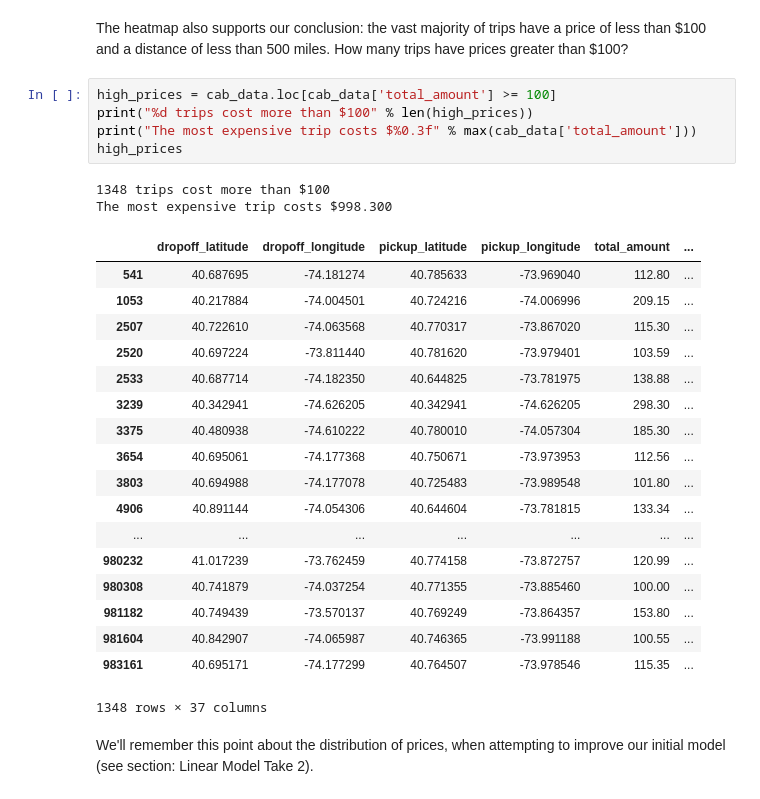
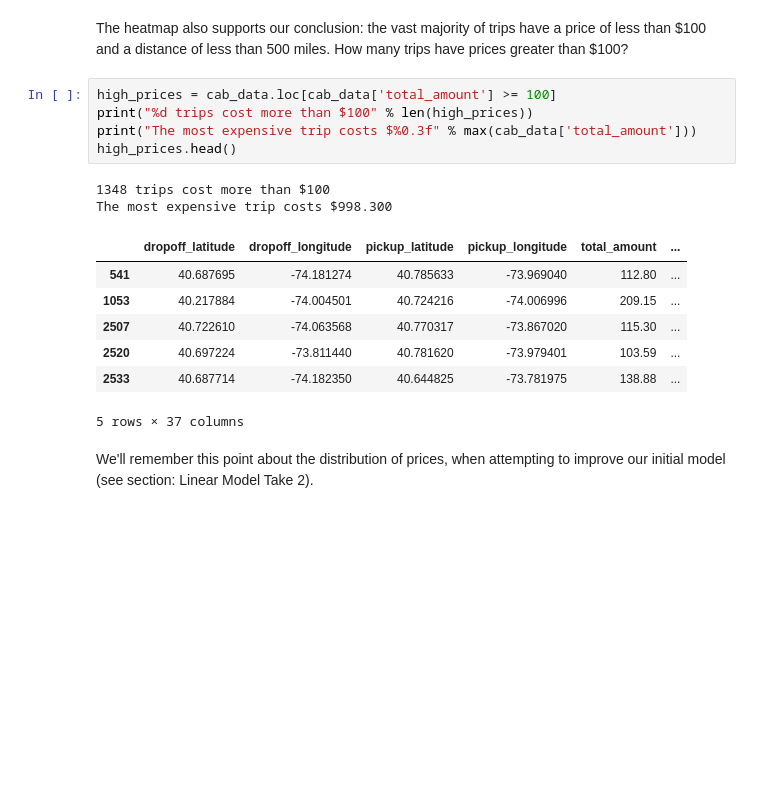
Before and after one commit to ComputAni/PDS-Price-Predictor, a Jupyter notebook: Final_Project_PDS.ipynb, the cells around one changed output. Saved outputs shown, nothing was run; the diff lists cells and outputs as text; blank space fills up the shorter version.

```diff
--- a/Final_Project_PDS.ipynb
+++ b/Final_Project_PDS.ipynb
@@ -430,29 +431,18 @@ The heatmap also supports our conclusion: the vast majority of trips have a pric
 # %%
 high_prices = cab_data.loc[cab_data['total_amount'] >= 100]
 print("%d trips cost more than $100" % len(high_prices))
 print("The most expensive trip costs $%0.3f" % max(cab_data['total_amount']))
-high_prices
+high_prices.head()
 # %% [output]
 1348 trips cost more than $100
 The most expensive trip costs $998.300
 |  | dropoff_latitude | dropoff_longitude | pickup_latitude | pickup_longitude | total_amount | ... |
 | 541 | 40.687695 | -74.181274 | 40.785633 | -73.969040 | 112.80 | ... |
 | 1053 | 40.217884 | -74.004501 | 40.724216 | -74.006996 | 209.15 | ... |
 | 2507 | 40.722610 | -74.063568 | 40.770317 | -73.867020 | 115.30 | ... |
 | 2520 | 40.697224 | -73.811440 | 40.781620 | -73.979401 | 103.59 | ... |
 | 2533 | 40.687714 | -74.182350 | 40.644825 | -73.781975 | 138.88 | ... |
-| 3239 | 40.342941 | -74.626205 | 40.342941 | -74.626205 | 298.30 | ... |
-| 3375 | 40.480938 | -74.610222 | 40.780010 | -74.057304 | 185.30 | ... |
-| 3654 | 40.695061 | -74.177368 | 40.750671 | -73.973953 | 112.56 | ... |
-| 3803 | 40.694988 | -74.177078 | 40.725483 | -73.989548 | 101.80 | ... |
-| 4906 | 40.891144 | -74.054306 | 40.644604 | -73.781815 | 133.34 | ... |
-| ... | ... | ... | ... | ... | ... | ... |
-| 980232 | 41.017239 | -73.762459 | 40.774158 | -73.872757 | 120.99 | ... |
-| 980308 | 40.741879 | -74.037254 | 40.771355 | -73.885460 | 100.00 | ... |
-| 981182 | 40.749439 | -73.570137 | 40.769249 | -73.864357 | 153.80 | ... |
-| 981604 | 40.842907 | -74.065987 | 40.746365 | -73.991188 | 100.55 | ... |
-| 983161 | 40.695171 | -74.177299 | 40.764507 | -73.978546 | 115.35 | ... |
-1348 rows × 37 columns
+5 rows × 37 columns
 # %% [markdown]
 We'll remember this point about the distribution of prices, when attempting to improve our initial model (see section: Linear Model Take 2).
 # %% [markdown]
```
Also changed, not shown: parts of 20 cells of this notebook.
